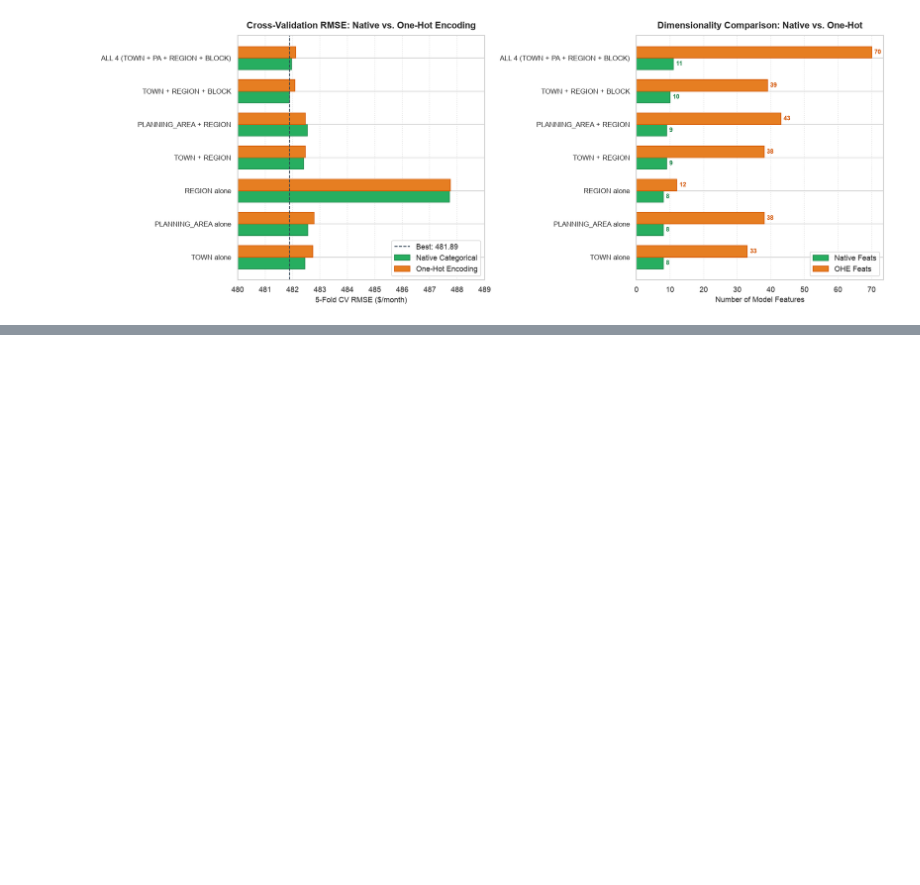
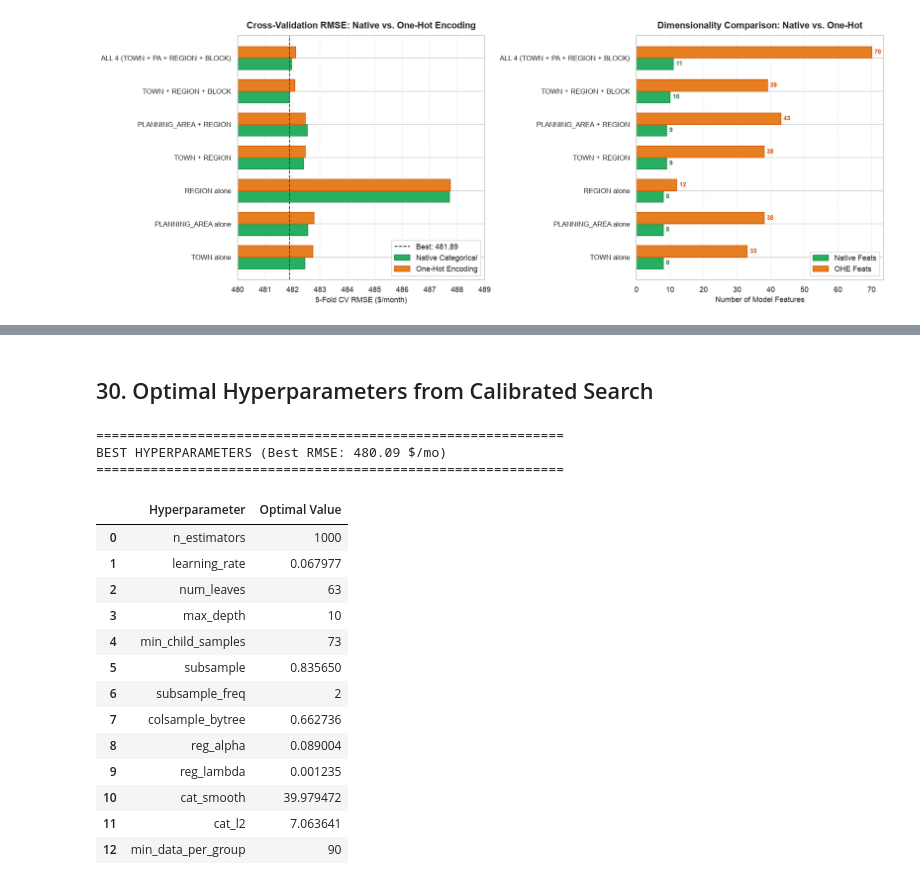
Before and after one commit to MeTuL10/KDDM-project, a Jupyter notebook: exploration/metul/feature_relations.ipynb, the cells around one changed output, grey strips where cells are left out. Drawn from its saved outputs; the diff is of its cells as text; code cells hidden in the pictures; blank space fills up the shorter version.

```diff
--- a/exploration/metul/feature_relations.ipynb
+++ b/exploration/metul/feature_relations.ipynb
@@ -1332,0 +1433,31 @@ HEAD-TO-HEAD BENCHMARK: LIGHTGBM NATIVE ENCODING vs. ONE-HOT ENCODING
+# %% [markdown]
+## 30. Optimal Hyperparameters from Calibrated Search
+# %%
+# Format Best Parameters into a clean DataFrame
+best_params_df = pd.DataFrame([
+    {'Hyperparameter': k, 'Optimal Value': f"{v:.6f}" if isinstance(v, float) else str(v)}
+    for k, v in study.best_params.items()
+])
+
+print("=" * 60)
+print(f"BEST HYPERPARAMETERS (Best RMSE: {study.best_value:.2f} $/mo)")
+print("=" * 60)
+display(best_params_df)
+# %% [output]
+============================================================
+BEST HYPERPARAMETERS (Best RMSE: 480.09 $/mo)
+============================================================
+|  | Hyperparameter | Optimal Value |
+| 0 | n_estimators | 1000 |
+| 1 | learning_rate | 0.067977 |
+| 2 | num_leaves | 63 |
+| 3 | max_depth | 10 |
+| 4 | min_child_samples | 73 |
+| 5 | subsample | 0.835650 |
+| 6 | subsample_freq | 2 |
+| 7 | colsample_bytree | 0.662736 |
+| 8 | reg_alpha | 0.089004 |
+| 9 | reg_lambda | 0.001235 |
+| 10 | cat_smooth | 39.979472 |
+| 11 | cat_l2 | 7.063641 |
+| 12 | min_data_per_group | 90 |
```
Also changed, not shown: parts of 19 cells of this notebook.
